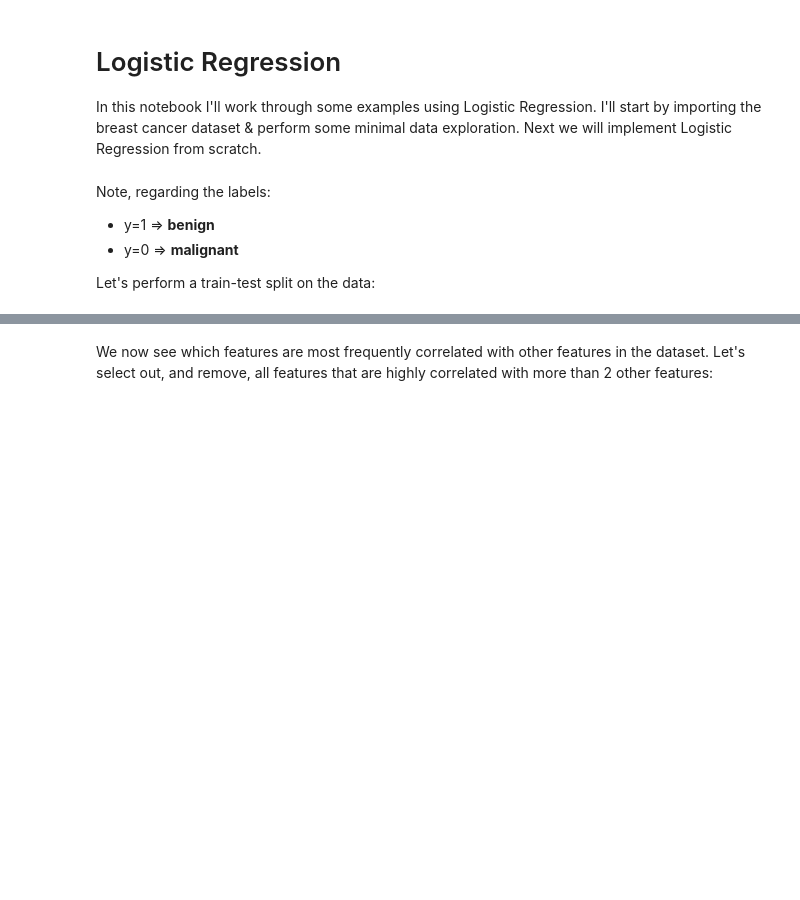
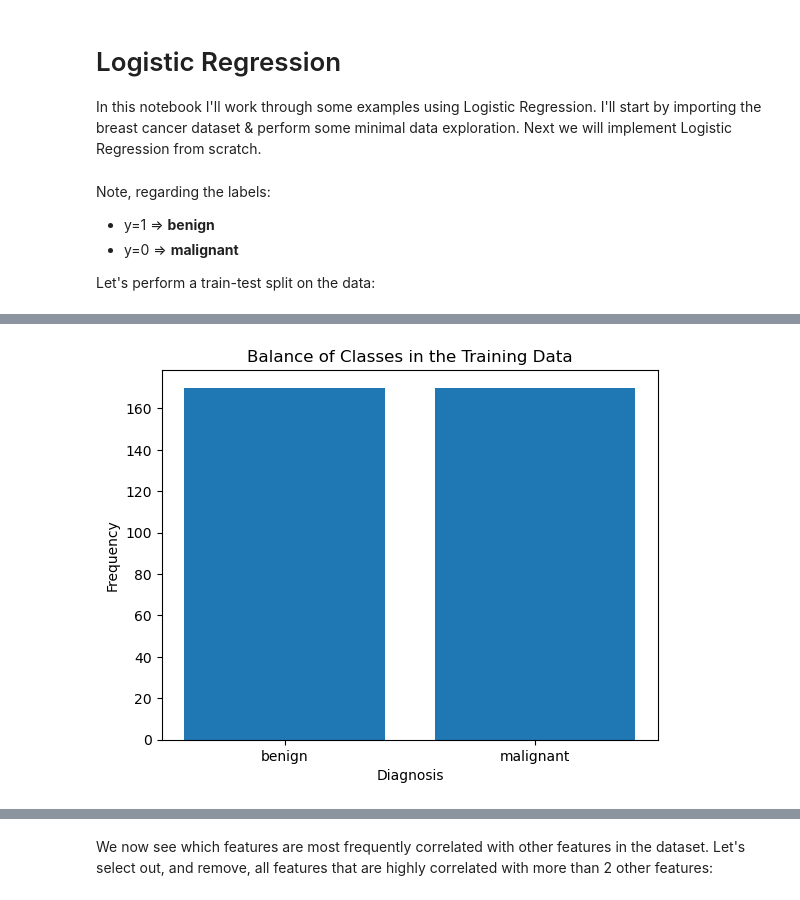
Before and after one commit to insidelearningmachines/Blog, a Jupyter notebook: Notebook II Logistic Regression.ipynb, the cells around one changed output, grey strips where cells are left out. Saved outputs shown, nothing was run; the diff lists cells and outputs as text; code cells hidden in the pictures; blank space fills up the shorter version.

```diff
--- a/Notebook II Logistic Regression.ipynb
+++ b/Notebook II Logistic Regression.ipynb
@@ -39,0 +58,9 @@ The labels clearly show an imbalance between the two classes. To simplify the di
+# %%
+# check if our labels are balanced?
+plt.bar(['benign','malignant'],height=[np.sum(y_train),y_train.shape[0]-np.sum(y_train)])
+plt.title('Balance of Classes in the Training Data')
+plt.xlabel('Diagnosis')
+plt.ylabel('Frequency')
+plt.show()
+# %% [output]
+[figure, added]
```
Also changed, not shown: parts of 15 cells of this notebook.
